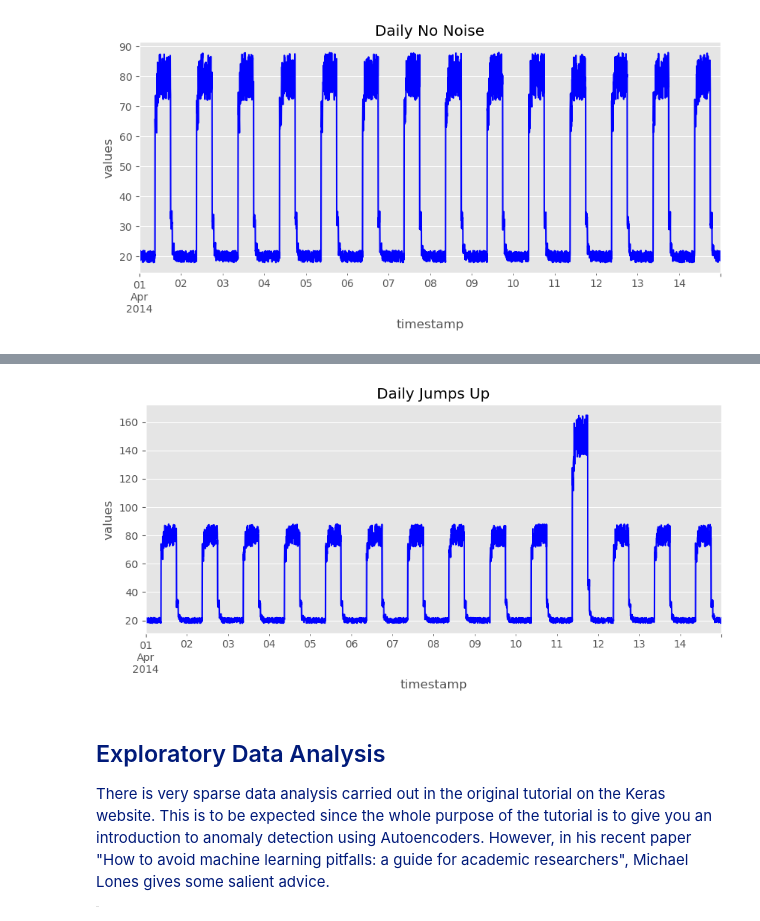
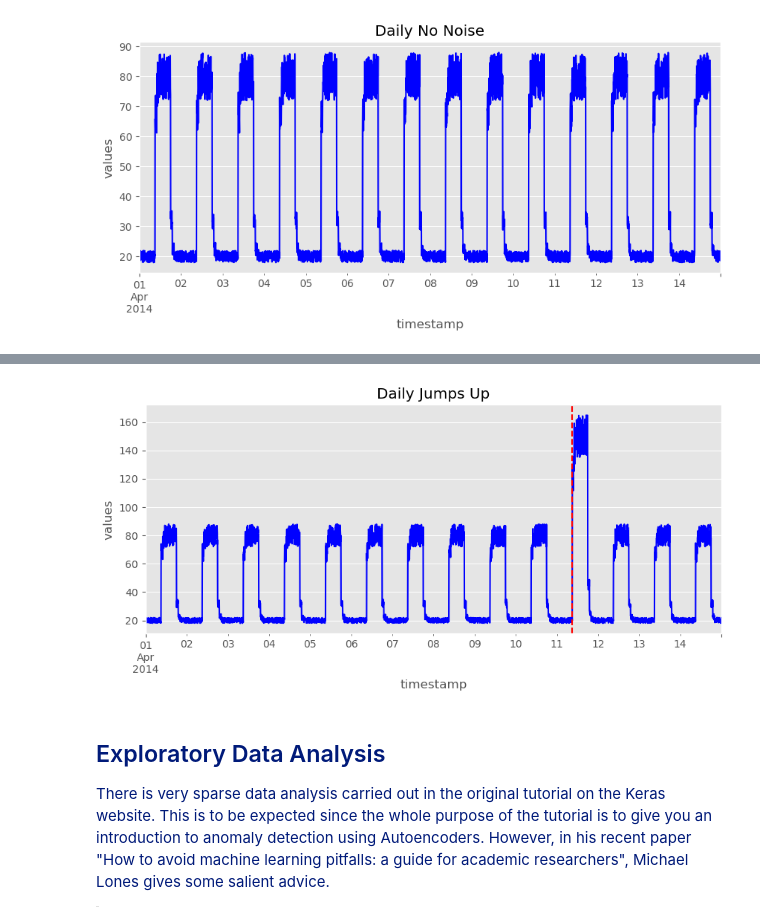
Before and after one commit to Sam-Tracey/ML-Stats-Assessment, a Jupyter notebook: anomaly-detection.ipynb, the cells around one changed output, grey strips where cells are left out. Drawn from its saved outputs; the diff is of its cells as text; code cells hidden in the pictures.

```diff
--- a/anomaly-detection.ipynb
+++ b/anomaly-detection.ipynb
@@ -116,12 +124,14 @@ df_daily_jumpsup.head()
 # %%
 # Define the size of the figure.
 fig, ax = plt.subplots(figsize=(10,4))
 
 # Use pandas to plot data frame.
 df_daily_jumpsup.plot(legend=False, ax=ax, ylabel='values',
-                      title='Daily Jumps Up', color='blue');
+                      title='Daily Jumps Up', color='blue')
+# Add a vertical line to the plot where anomaly begins.
+ax.axvline('2014-04-11 09:00:00', color='red', linestyle='--');
 # %% [output]
-[figure, old version]
+[figure, new version]
 # %% [markdown]
 <h2 style="color: #001a79;">Exploratory Data Analysis</h2>
 
```
Also changed, not shown: parts of 20 cells of this notebook.
